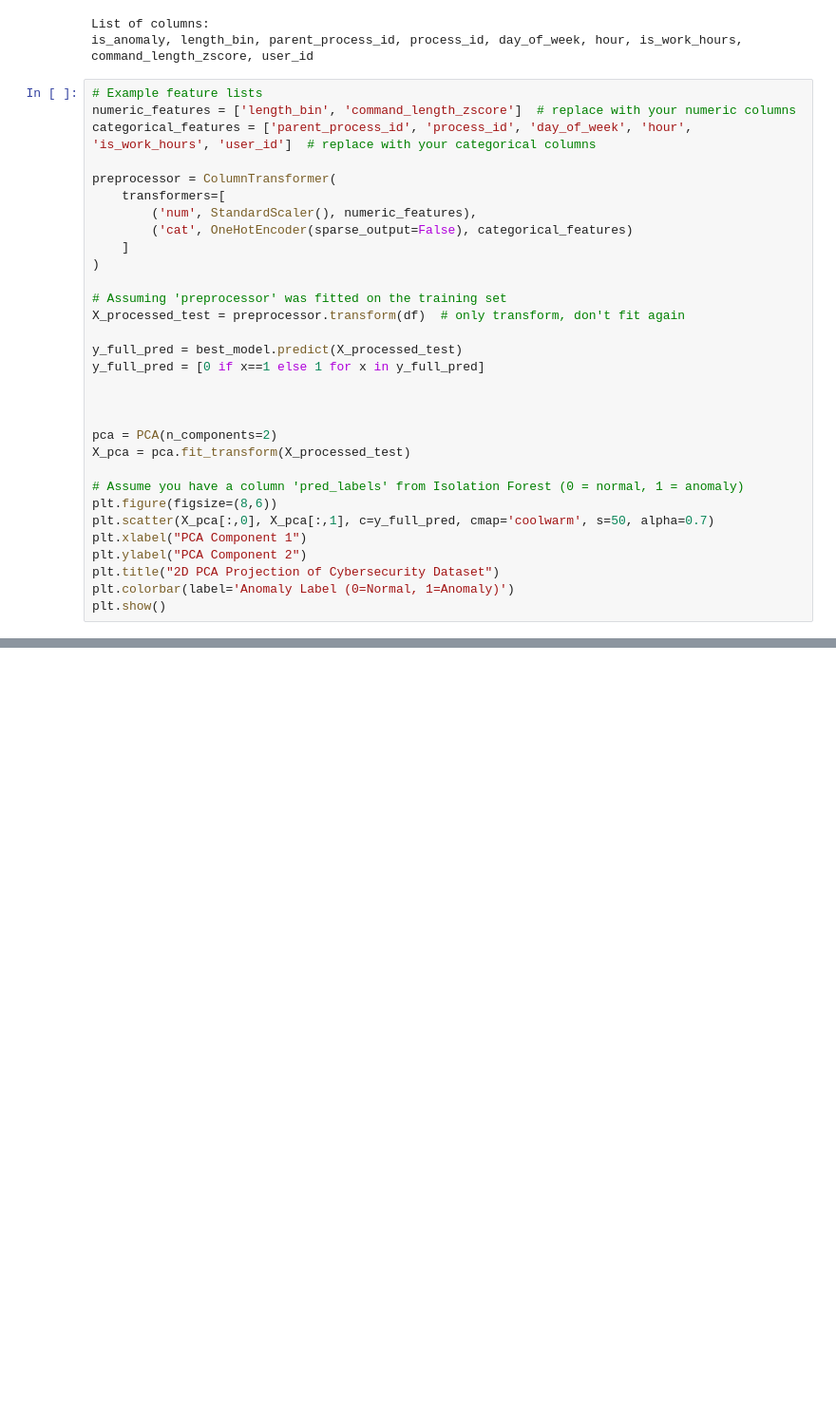
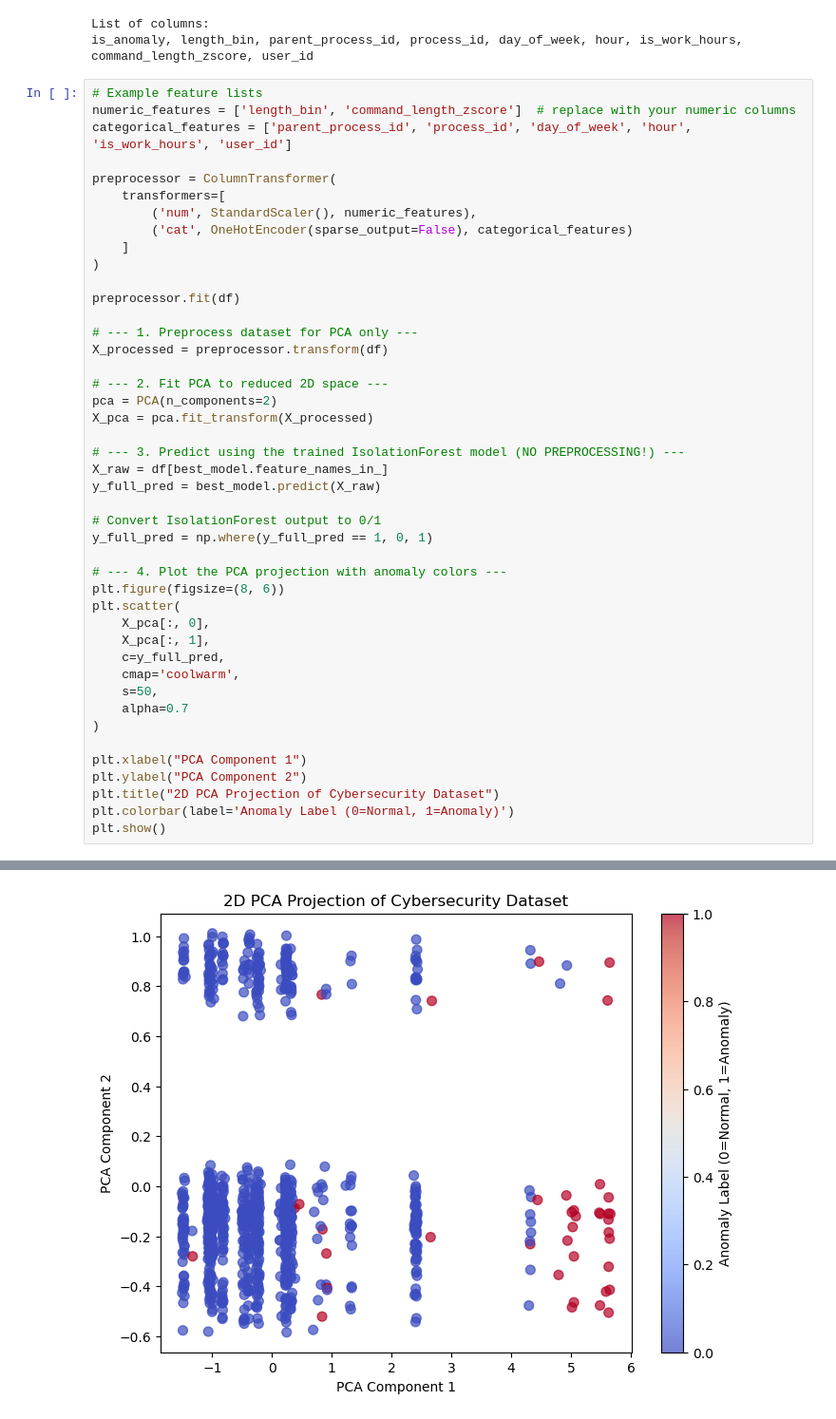
Before and after one commit to michael-naf/hit_cybersecurity_enhabced_by_ai, a Jupyter notebook: Lab2-Basic-Anomaly-Detection/work/Lab_2.ipynb, the cells around one changed output, grey strips where cells are left out. Shown at 95% size. Cells and saved outputs as stored; diff of their text form; blank space fills up the shorter version.

```diff
--- a/Lab2-Basic-Anomaly-Detection/work/Lab_2.ipynb
+++ b/Lab2-Basic-Anomaly-Detection/work/Lab_2.ipynb
@@ -667,7 +667,7 @@ is_anomaly, length_bin, parent_process_id, process_id, day_of_week, hour, is_wor
 # %%
 # Example feature lists
 numeric_features = ['length_bin', 'command_length_zscore']  # replace with your numeric columns
-categorical_features = ['parent_process_id', 'process_id', 'day_of_week', 'hour', 'is_work_hours', 'user_id']  # replace with your categorical columns
+categorical_features = ['parent_process_id', 'process_id', 'day_of_week', 'hour', 'is_work_hours', 'user_id']
 
 preprocessor = ColumnTransformer(
     transformers=[
@@ -676,20 +676,33 @@ preprocessor = ColumnTransformer(
     ]
 )
 
-# Assuming 'preprocessor' was fitted on the training set
-X_processed_test = preprocessor.transform(df)  # only transform, don't fit again
+preprocessor.fit(df)
 
-y_full_pred = best_model.predict(X_processed_test)
-y_full_pred = [0 if x==1 else 1 for x in y_full_pred]
+# --- 1. Preprocess dataset for PCA only ---
+X_processed = preprocessor.transform(df)
 
+# --- 2. Fit PCA to reduced 2D space ---
+pca = PCA(n_components=2)
+X_pca = pca.fit_transform(X_processed)
 
+# --- 3. Predict using the trained IsolationForest model (NO PREPROCESSING!) ---
+X_raw = df[best_model.feature_names_in_]
+y_full_pred = best_model.predict(X_raw)
 
-pca = PCA(n_components=2)
-X_pca = pca.fit_transform(X_processed_test)
+# Convert IsolationForest output to 0/1
+y_full_pred = np.where(y_full_pred == 1, 0, 1)
 
-# Assume you have a column 'pred_labels' from Isolation Forest (0 = normal, 1 = anomaly)
-plt.figure(figsize=(8,6))
-plt.scatter(X_pca[:,0], X_pca[:,1], c=y_full_pred, cmap='coolwarm', s=50, alpha=0.7)
+# --- 4. Plot the PCA projection with anomaly colors ---
+plt.figure(figsize=(8, 6))
+plt.scatter(
+    X_pca[:, 0],
+    X_pca[:, 1],
+    c=y_full_pred,
+    cmap='coolwarm',
+    s=50,
+    alpha=0.7
+)
+
 plt.xlabel("PCA Component 1")
 plt.ylabel("PCA Component 2")
 plt.title("2D PCA Projection of Cybersecurity Dataset")
@@ -699,0 +712 @@ NotFittedError: This ColumnTransformer instance is not fitted yet. Call 'fit' wi
+[figure, added]
```
Also changed, not shown: parts of 5 cells of this notebook.
